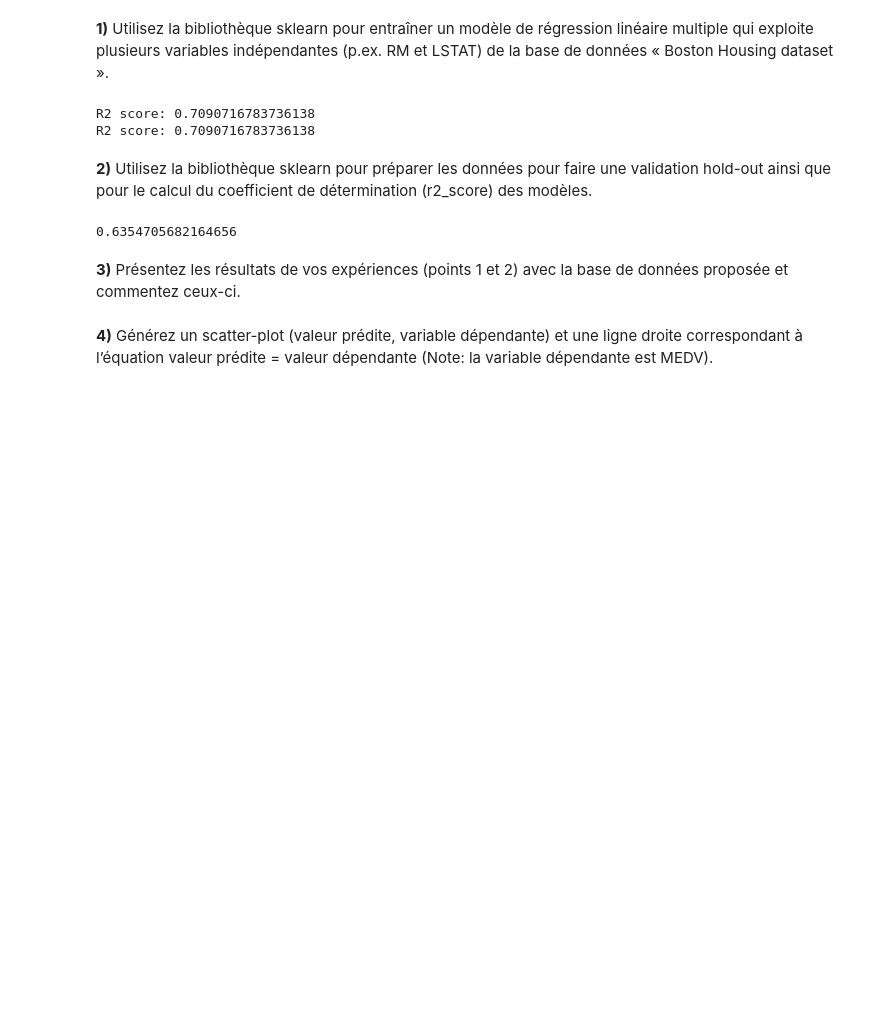
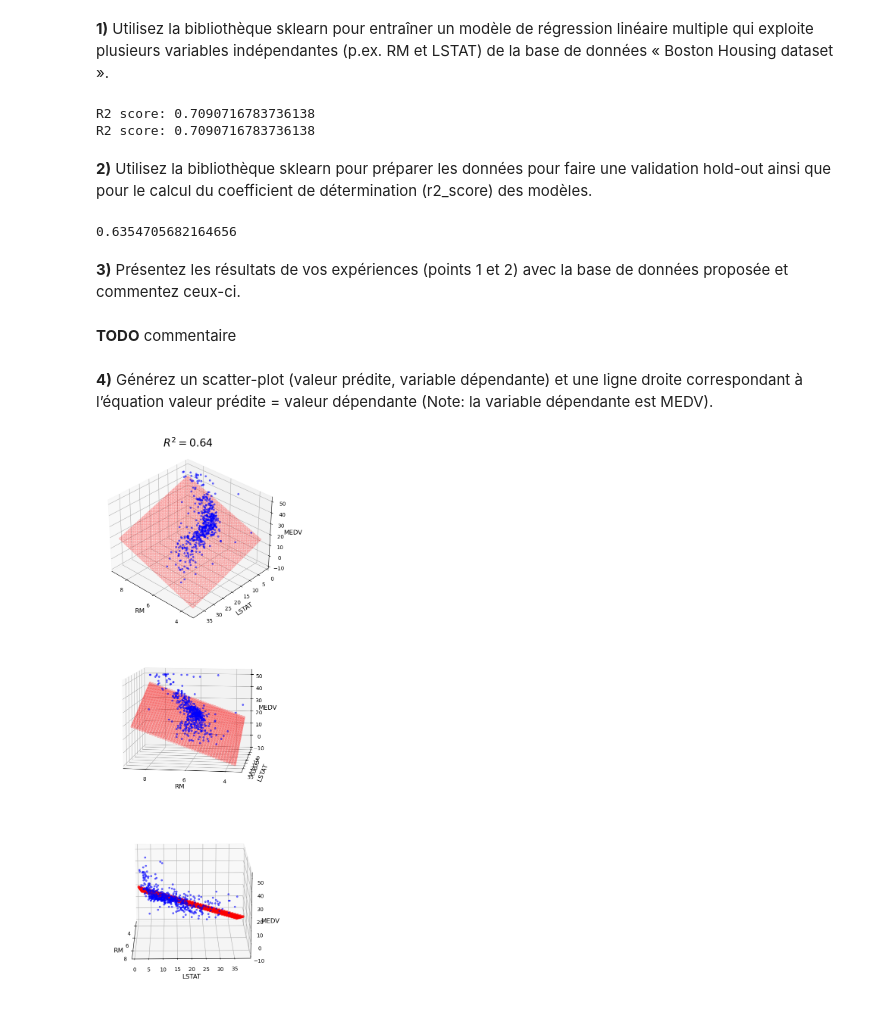
Before and after one commit to heig-vkaelin/isd, a Jupyter notebook: Labo5.ipynb, the cells around one changed output. Drawn from its saved outputs; the diff is of its cells as text; code cells hidden in the pictures; blank space fills up the shorter version.

```diff
--- a/Labo5.ipynb
+++ b/Labo5.ipynb
@@ -416,5 +415,68 @@ print(np.mean(r2_scores))
 0.6354705682164656
 # %% [markdown]
 **3)** Présentez les résultats de vos expériences (points 1 et 2) avec la base de données proposée et commentez ceux-ci.
+# %% [markdown]
+**TODO** commentaire
 # %% [markdown]
 **4)** Générez un scatter-plot (valeur prédite, variable dépendante) et une ligne droite correspondant à l’équation valeur prédite = valeur dépendante (Note: la variable dépendante est MEDV).
+# %%
+## Code fortement inspiré de cet article: https://aegis4048.github.io/mutiple_linear_regression_and_visualization_in_python
+
+# Afin de rendre les graphiques dynamiques, remplacer "inline" par "qt" sur la ligne suivante:
+%matplotlib inline
+
+attributes = ['RM', 'LSTAT']
+X = boston_frame[attributes].values
+Y = boston_frame['MEDV'].values
+
+######################## Prepare model data point for visualization ###############################
+
+x = X[:, 0]
+y = X[:, 1]
+z = Y
+
+x_pred = np.linspace(boston_frame['RM'].min(), boston_frame['RM'].max(), 40)   # range of RM values
+y_pred = np.linspace(boston_frame['LSTAT'].min(), boston_frame['LSTAT'].max(), 40)  # range of LSTAT values
+xx_pred, yy_pred = np.meshgrid(x_pred, y_pred)
+model_viz = np.array([xx_pred.flatten(), yy_pred.flatten()]).T
+
+################################################ Train #############################################
+
+ols = linear_model.LinearRegression()
+model = ols.fit(X, Y)
+predicted = model.predict(model_viz)
+
+############################################## Evaluate ############################################
+
+r2 = model.score(X, Y)
+
+############################################## Plot ################################################
+
+plt.style.use('default')
+
+fig = plt.figure(figsize=(24, 15))
+
+ax1 = fig.add_subplot(311, projection='3d')
+ax2 = fig.add_subplot(312, projection='3d')
+ax3 = fig.add_subplot(313, projection='3d')
+
+axes = [ax1, ax2, ax3]
+
+for ax in axes:
+    ax.plot(x, y, z, color='b', zorder=15, linestyle='none', marker='.', alpha=0.5)
+    ax.scatter(xx_pred.flatten(), yy_pred.flatten(), predicted, facecolor='r', alpha=0.2)
+    ax.set_xlabel('RM', fontsize=12)
+    ax.set_ylabel('LSTAT', fontsize=12)
+    ax.set_zlabel('MEDV', fontsize=12)
+    ax.locator_params(nbins=4, axis='x')
+    ax.locator_params(nbins=5, axis='x')
+
+ax1.view_init(elev=33, azim=133)
+ax2.view_init(elev=9, azim=98)
+ax3.view_init(elev=17, azim=-1)
+
+fig.suptitle('$R^2 = %.2f$' % r2, fontsize=20)
+
+fig.tight_layout()
+# %% [output]
+[figure, added]
```
Also changed, not shown: parts of 9 cells of this notebook.
